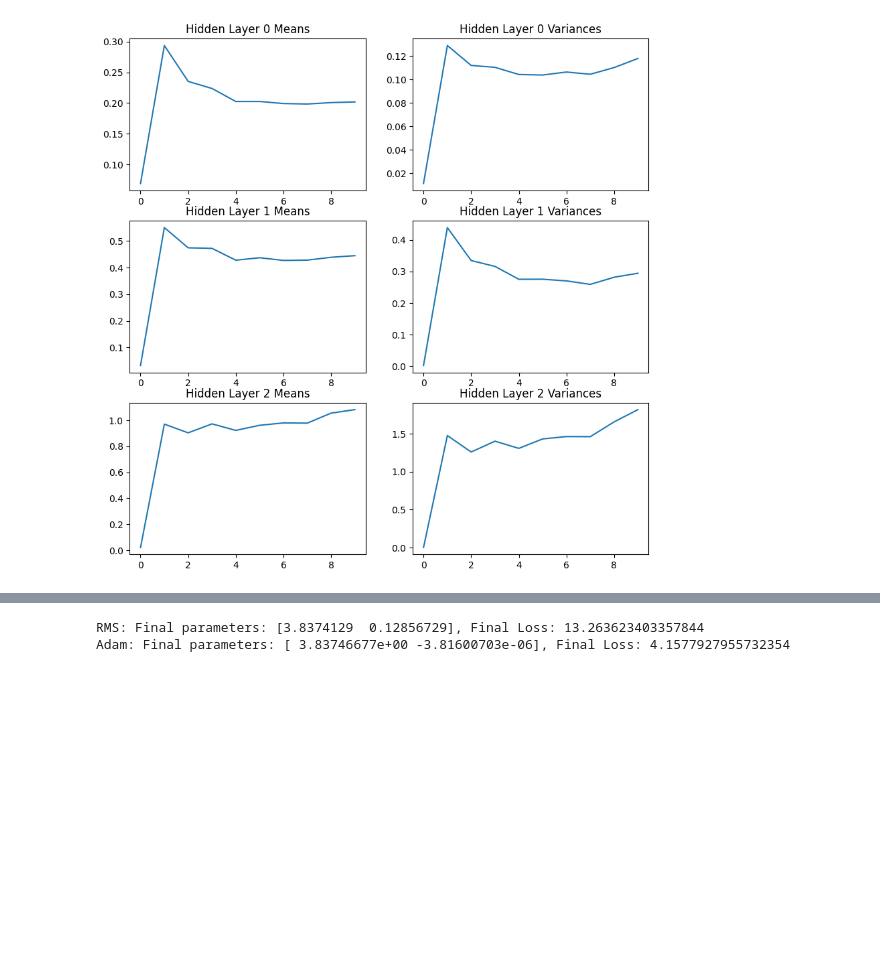
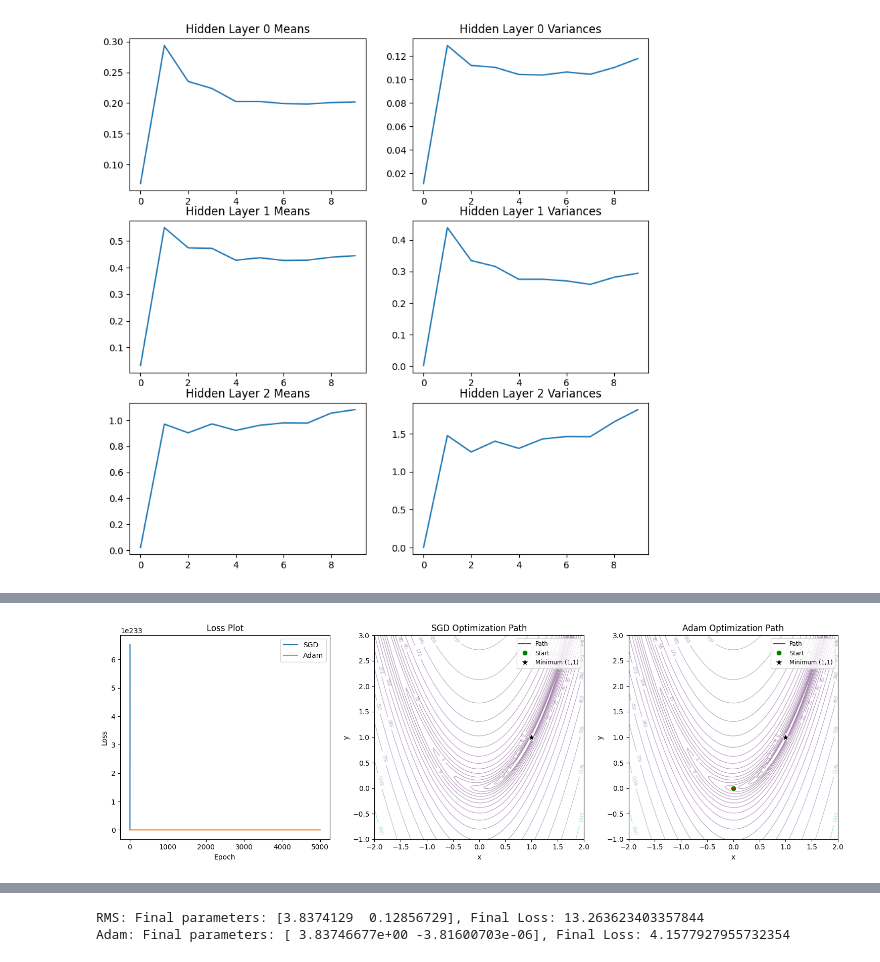
Before and after one commit to sohang3112/iit-madras-web-mtech-ai, a Jupyter notebook: trimester2/DA6401W_DeepLearning/assignments/solution_Assignment3.ipynb, the cells around one changed output, grey strips where cells are left out. Cells and saved outputs as stored; diff of their text form; code cells hidden in the pictures; blank space fills up the shorter version.

```diff
--- a/trimester2/DA6401W_DeepLearning/assignments/solution_Assignment3.ipynb
+++ b/trimester2/DA6401W_DeepLearning/assignments/solution_Assignment3.ipynb
@@ -172,0 +242,4 @@ gradient_descent(x, lr)
+# %%
+main(lr=1e-2)
+# %% [output]
+[figure, added]
```
Also changed, not shown: parts of 18 cells of this notebook, 3 other files.
